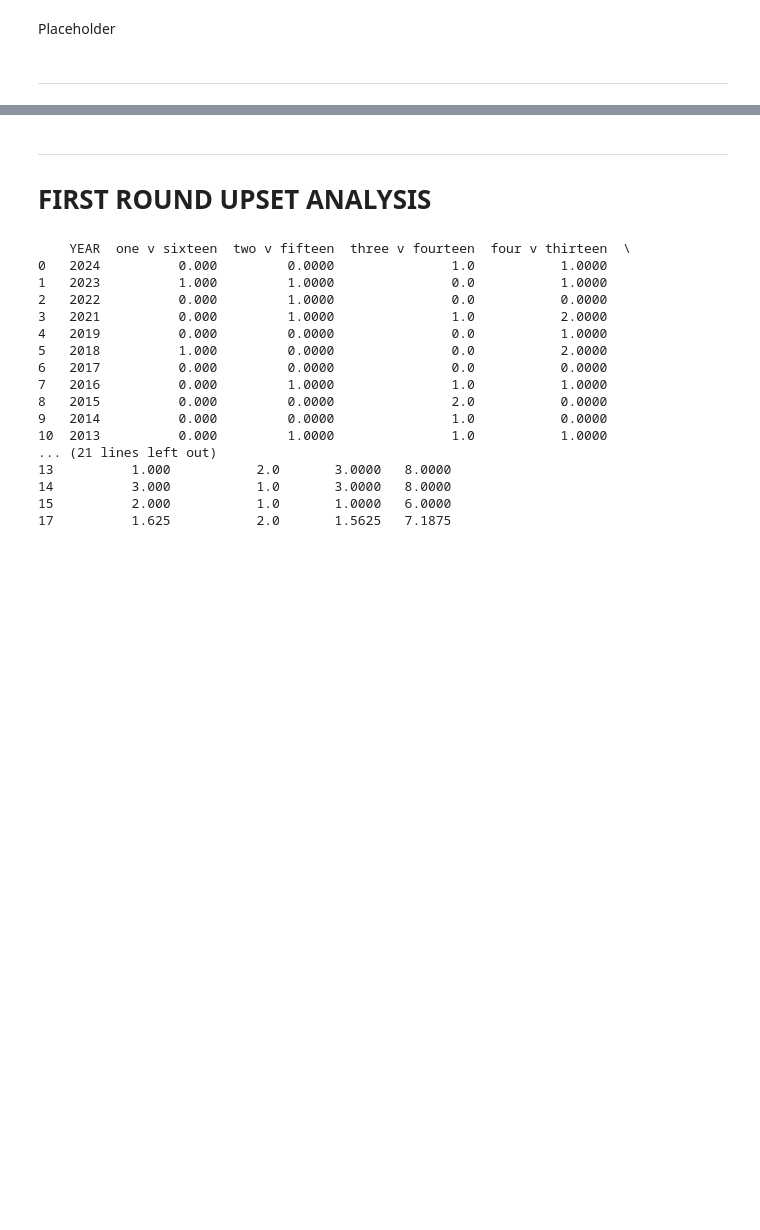
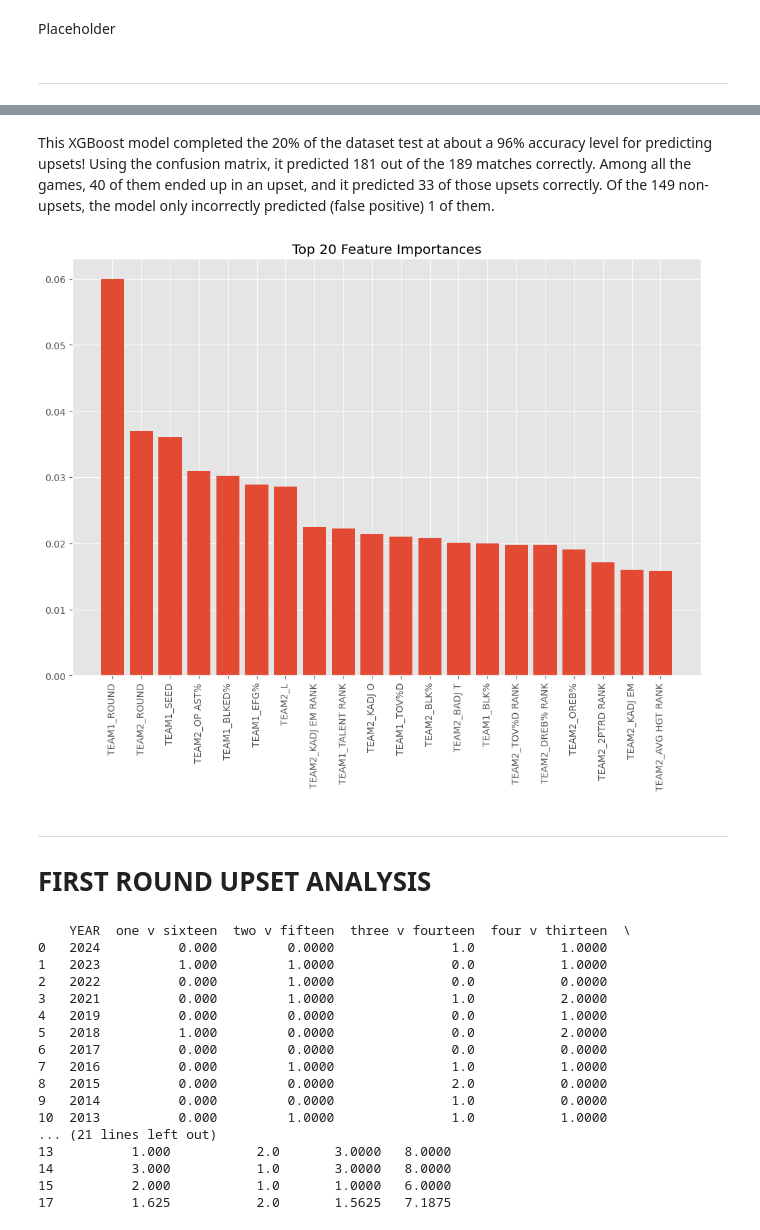
Before and after one commit to jamalzlitni/March-Madness, a Jupyter notebook: March Madness.ipynb, the cells around one changed output, grey strips where cells are left out. Cells and saved outputs as stored; diff of their text form; code cells hidden in the pictures; blank space fills up the shorter version.

Commit message:
XGBoost Upset Prediction Model

```diff
--- a/March Madness.ipynb
+++ b/March Madness.ipynb
@@ -261,3 +329,27 @@ print(combined_df.head())
+# %% [markdown]
+This XGBoost model completed the 20% of the dataset test at about a 96% accuracy level for predicting upsets! Using the confusion matrix, it predicted 181 out of the 189 matches correctly. Among all the games, 40 of them ended up in an upset, and it predicted 33 of those upsets correctly. Of the 149 non-upsets, the model only incorrectly predicted (false positive) 1 of them.
+# %%
+# find and sort feature importances
+feature_importances = model.feature_importances_
+features = X.columns
+
+indices = np.argsort(feature_importances)[::-1]
+
+# define the number of top features to display
+top_n = 20
+
+# select and display top n feature importances
+top_indices = indices[:top_n]
+top_features = features[top_indices]
+top_importances = feature_importances[top_indices]
+
+plt.figure(figsize=(12, 8))
+plt.title("Top {} Feature Importances".format(top_n))
+plt.bar(range(top_n), top_importances, align="center")
+plt.xticks(range(top_n), top_features, rotation=90)
+plt.show()
+# %% [output]
+[figure, added]
 # %% [markdown]
 ----------------------------------------------------------
 # FIRST ROUND UPSET ANALYSIS
```
Also changed, not shown: parts of 3 cells of this notebook.
